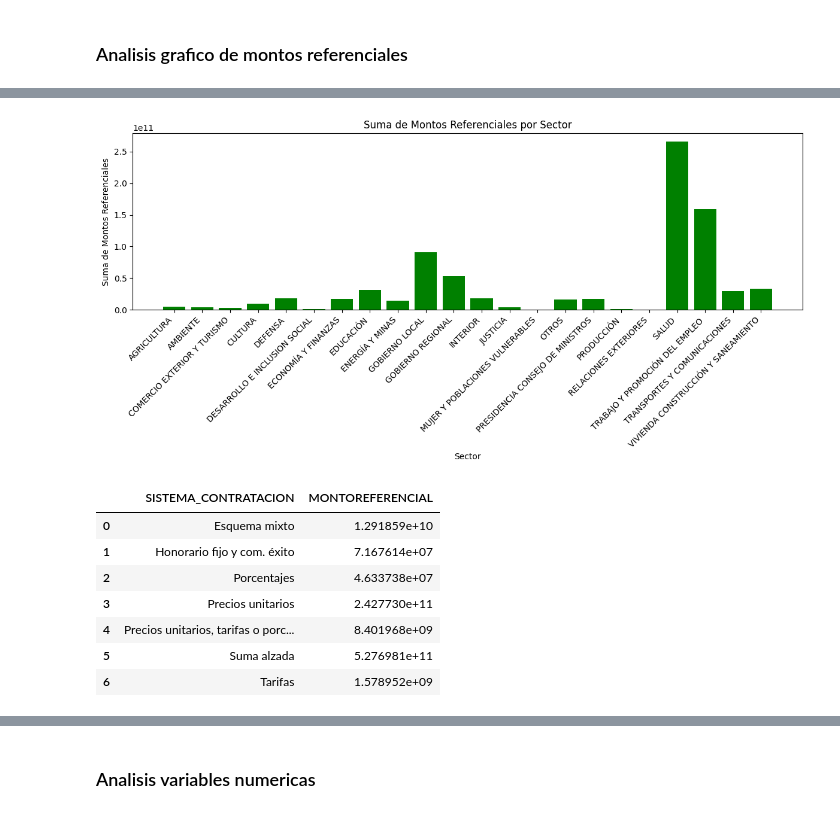
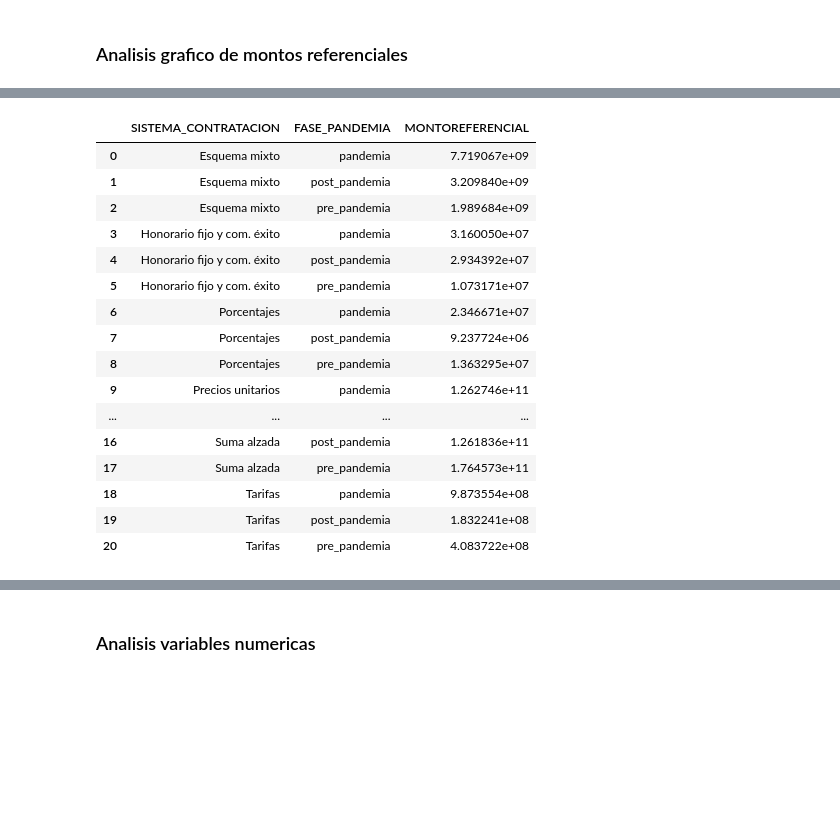
Before and after one commit to Llore102/corruption_analysis, a Jupyter notebook: analisis_datos_v1.ipynb, the cells around one changed output, grey strips where cells are left out. Saved outputs shown, nothing was run; the diff lists cells and outputs as text; code cells hidden in the pictures; blank space fills up the shorter version.

```diff
--- a/analisis_datos_v1.ipynb
+++ b/analisis_datos_v1.ipynb
@@ -745,30 +936,37 @@ convocatorias_monto_referencial_sector
 # %%
-sectores = convocatorias_monto_referencial_sector['SECTOR']
-sumas_montos = convocatorias_monto_referencial_sector['MONTOREFERENCIAL']
+# sectores = convocatorias_monto_referencial_sector['SECTOR']
+# sumas_montos = convocatorias_monto_referencial_sector['MONTOREFERENCIAL']
 
-plt.figure(figsize=(12, 6))
-bars = plt.bar(sectores, sumas_montos, color='green')
+# plt.figure(figsize=(12, 6))
+# bars = plt.bar(sectores, sumas_montos, color='green')
 
-plt.xlabel('Sector')
-plt.ylabel('Suma de Montos Referenciales')
-plt.title('Suma de Montos Referenciales por Sector')
-plt.xticks(rotation=45, ha='right')
+# plt.xlabel('Sector')
+# plt.ylabel('Suma de Montos Referenciales')
+# plt.title('Suma de Montos Referenciales por Sector')
+# plt.xticks(rotation=45, ha='right')
 
 
 
-plt.tight_layout()
-plt.show()
+# plt.tight_layout()
+# plt.show()
-# %% [output]
-[figure, removed]
 # %%
-convocatorias_monto_referencial_sistema_contratacion= convocatorias.groupby('SISTEMA_CONTRATACION').agg({'MONTOREFERENCIAL':'sum'}).reset_index()
+convocatorias_monto_referencial_sistema_contratacion= convocatorias.groupby(['SISTEMA_CONTRATACION', 'FASE_PANDEMIA']).agg({'MONTOREFERENCIAL':'sum'}).reset_index()
 convocatorias_monto_referencial_sistema_contratacion
 # %% [output]
-|  | SISTEMA_CONTRATACION | MONTOREFERENCIAL |
-| 0 | Esquema mixto | 1.291859e+10 |
-| 1 | Honorario fijo y com. éxito | 7.167614e+07 |
-| 2 | Porcentajes | 4.633738e+07 |
-| 3 | Precios unitarios | 2.427730e+11 |
-| 4 | Precios unitarios, tarifas o porc... | 8.401968e+09 |
-| 5 | Suma alzada | 5.276981e+11 |
-| 6 | Tarifas | 1.578952e+09 |
+|  | SISTEMA_CONTRATACION | FASE_PANDEMIA | MONTOREFERENCIAL |
+| 0 | Esquema mixto | pandemia | 7.719067e+09 |
+| 1 | Esquema mixto | post_pandemia | 3.209840e+09 |
+| 2 | Esquema mixto | pre_pandemia | 1.989684e+09 |
+| 3 | Honorario fijo y com. éxito | pandemia | 3.160050e+07 |
+| 4 | Honorario fijo y com. éxito | post_pandemia | 2.934392e+07 |
+| 5 | Honorario fijo y com. éxito | pre_pandemia | 1.073171e+07 |
+| 6 | Porcentajes | pandemia | 2.346671e+07 |
+| 7 | Porcentajes | post_pandemia | 9.237724e+06 |
+| 8 | Porcentajes | pre_pandemia | 1.363295e+07 |
+| 9 | Precios unitarios | pandemia | 1.262746e+11 |
+| ... | ... | ... | ... |
+| 16 | Suma alzada | post_pandemia | 1.261836e+11 |
+| 17 | Suma alzada | pre_pandemia | 1.764573e+11 |
+| 18 | Tarifas | pandemia | 9.873554e+08 |
+| 19 | Tarifas | post_pandemia | 1.832241e+08 |
+| 20 | Tarifas | pre_pandemia | 4.083722e+08 |
```
Also changed, not shown: parts of 30 cells of this notebook.
